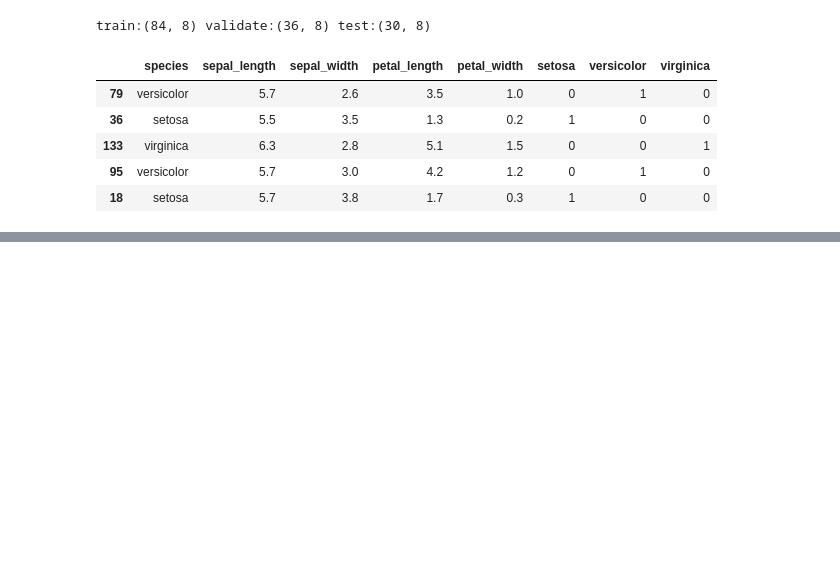
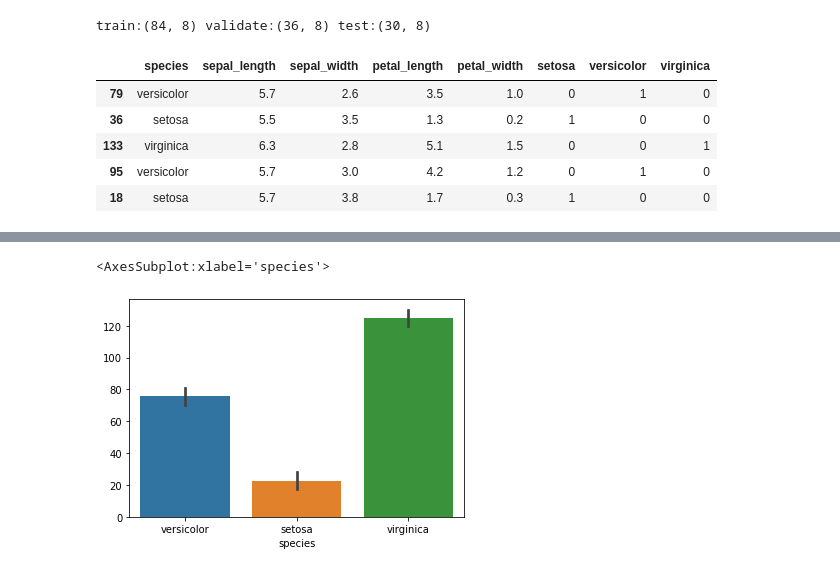
Before and after one commit to randyfrench/classification-exercises, a Jupyter notebook: classification_exercises.ipynb, the cells around one changed output, grey strips where cells are left out. Saved outputs shown, nothing was run; the diff lists cells and outputs as text; code cells hidden in the pictures; blank space fills up the shorter version.

```diff
--- a/classification_exercises.ipynb
+++ b/classification_exercises.ipynb
@@ -489,0 +608,5 @@ train.head()
+# %%
+sns.barplot(x=train.species, y=train.index)
+# %% [output]
+<AxesSubplot:xlabel='species'>
+[figure, added]
```
Also changed, not shown: parts of 14 cells of this notebook.
